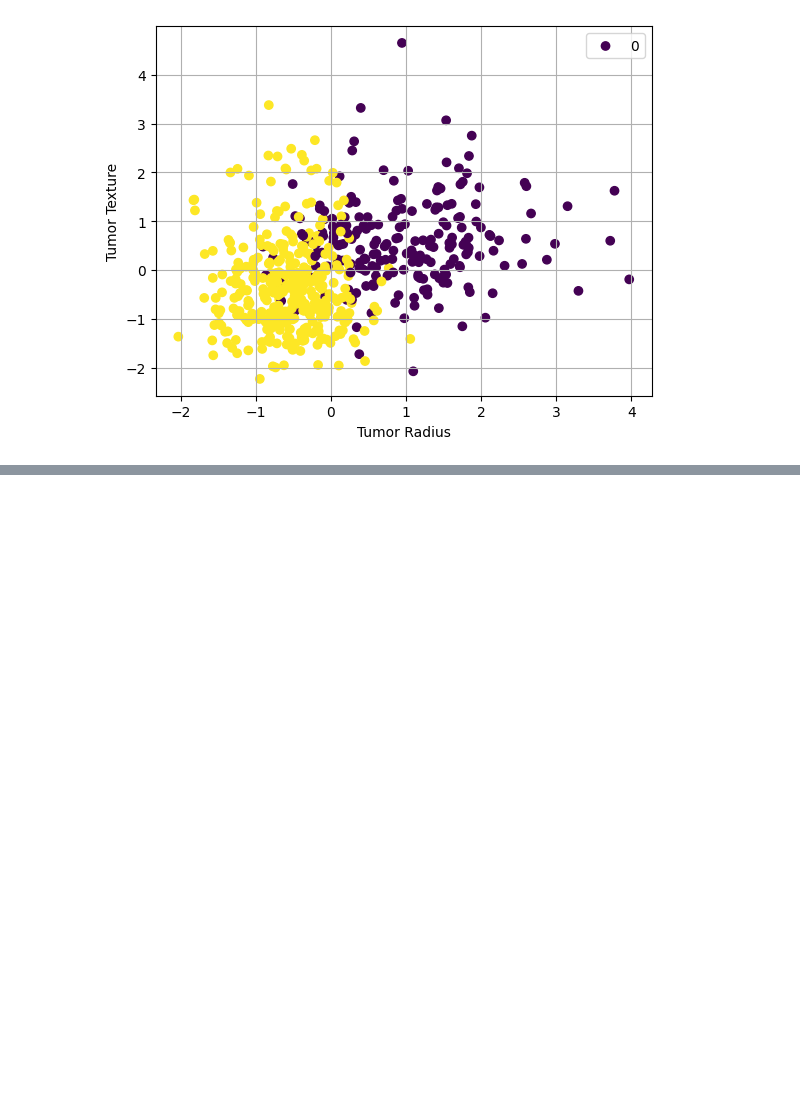
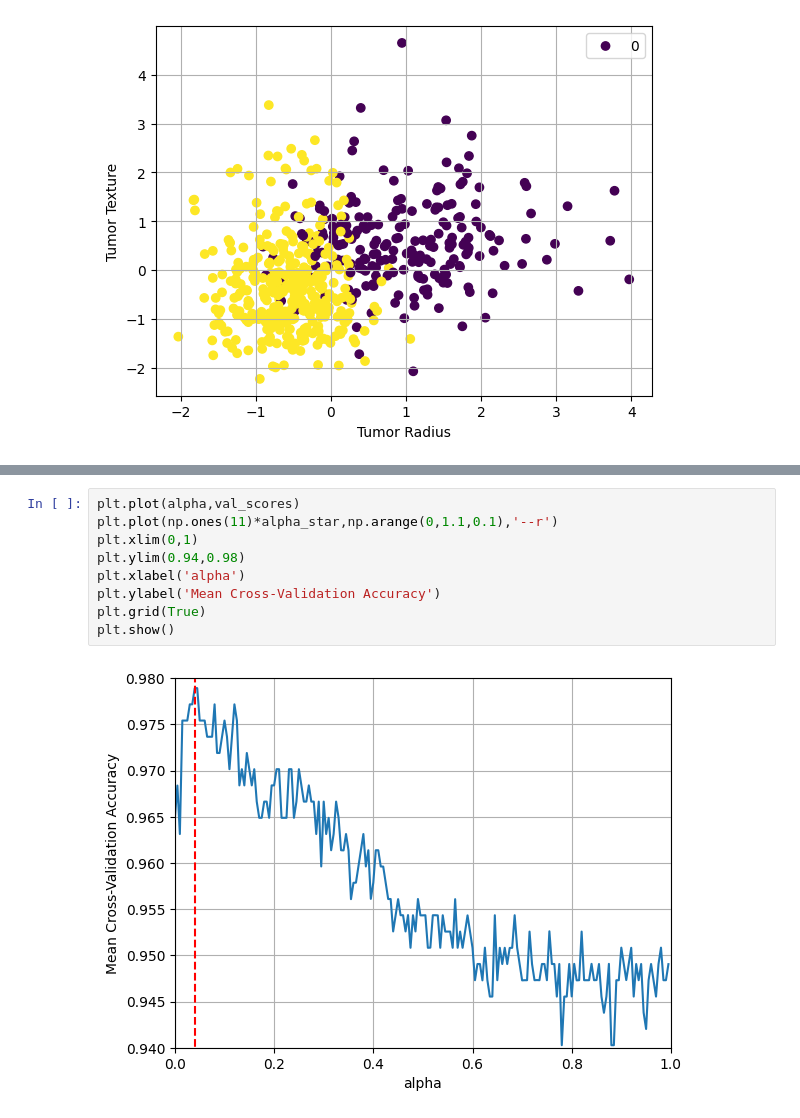
Before and after one commit to danielrawlins21/DataScience, a Jupyter notebook: Demo_cancer.ipynb, the cells around one changed output, grey strips where cells are left out. Drawn from its saved outputs; the diff is of its cells as text; blank space fills up the shorter version.

```diff
--- a/Demo_cancer.ipynb
+++ b/Demo_cancer.ipynb
@@ -34,0 +62,11 @@ plt.show()
+# %%
+plt.plot(alpha,val_scores)
+plt.plot(np.ones(11)*alpha_star,np.arange(0,1.1,0.1),'--r')
+plt.xlim(0,1)
+plt.ylim(0.94,0.98)
+plt.xlabel('alpha')
+plt.ylabel('Mean Cross-Validation Accuracy')
+plt.grid(True)
+plt.show()
+# %% [output]
+[figure, added]
```
Also changed, not shown: parts of 6 cells of this notebook.
